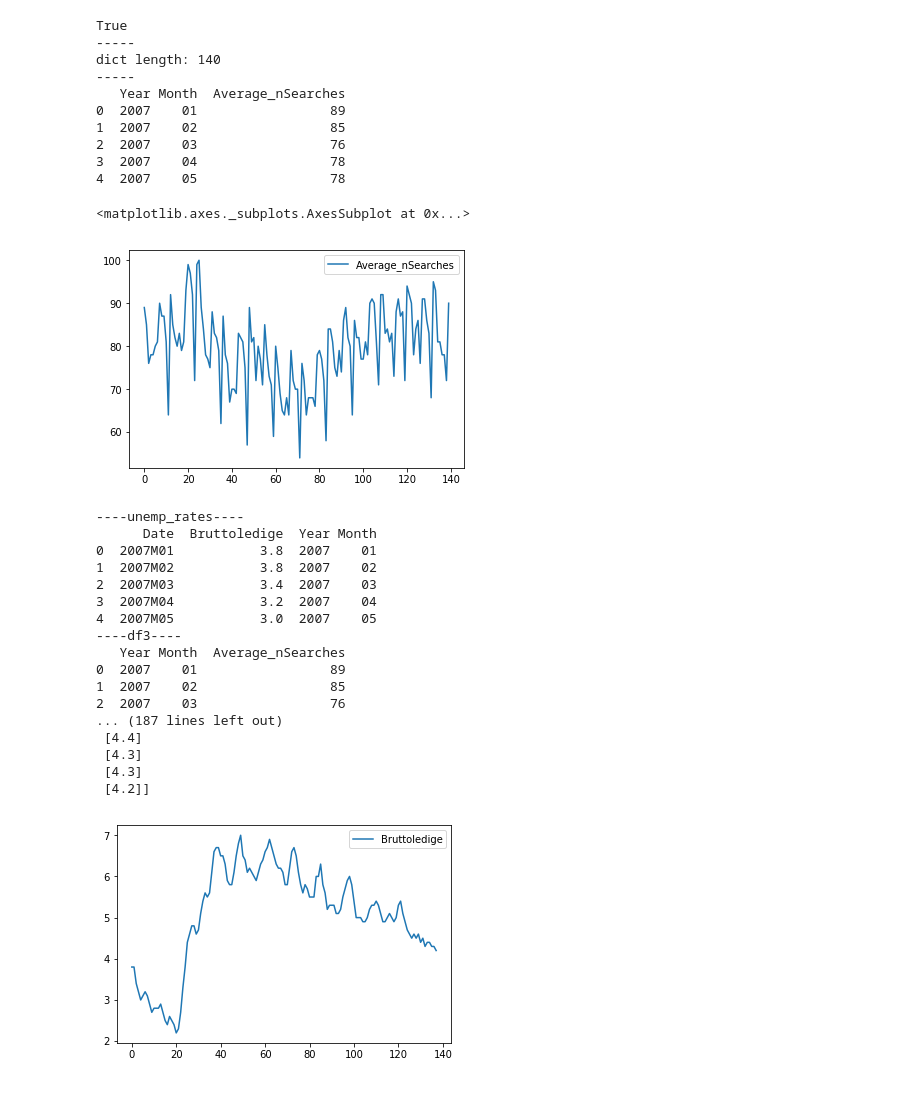
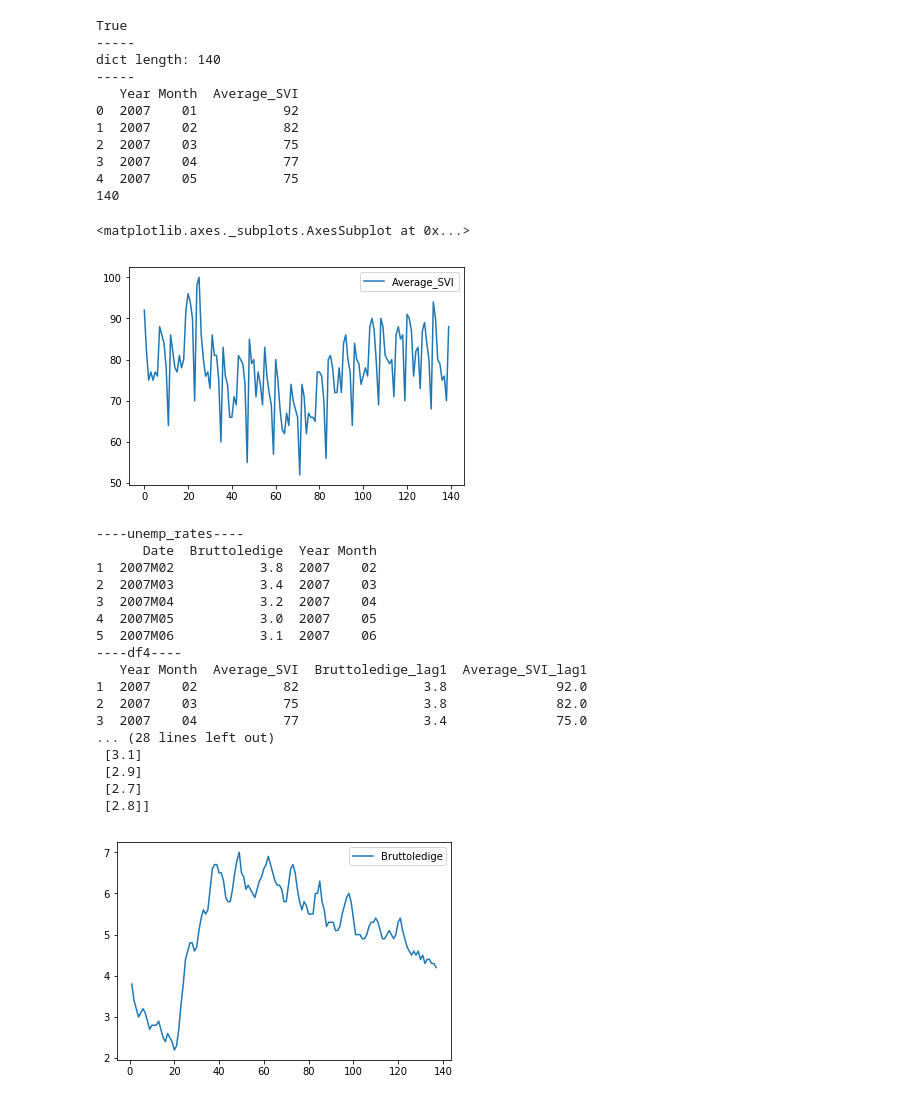
Before and after one commit to karlbindslev/sds_group29, a Jupyter notebook: Exam_project.ipynb, the cells around one changed output. Cells and saved outputs as stored; diff of their text form; code cells hidden in the pictures.

```diff
--- a/Exam_project.ipynb
+++ b/Exam_project.ipynb
@@ -49,83 +49,100 @@ for i in range(0,dict_length):
 
     # Extracting value (keyword: 'value'). Pulling out first element, since list with one element.
     value = dict['default']['timelineData'][i]['value'][0]
 
 
     help_list =[]
     help_list.append(year)
     help_list.append(month)
     help_list.append(value)
     timelinedata_list.append(help_list)
 
 #print(timelinedata_list)
 
 df = pd.DataFrame(timelinedata_list)
-df.columns = ['Year', 'Month' , 'Average_nSearches']
+df.columns = ['Year', 'Month' , 'Average_SVI']
 #print(df)
 
 df2 = df.groupby(['Year', 'Month'], as_index=False).mean()
 print(df2.head())
+print(len(df2))
 df2.plot()
 #out = time.strftime("%a, %d %b %Y %H:%M:%S %Z", time.localtime(test))
 #print(dict['default']['timelineData'][1]['time'])
 #print(dict['default']['timelineData'][1]['value'])#.keys())
 
 #print(datetime.utcfromtimestamp(test).strftime('%m'))
 # %% [output]
 True
 -----
 dict length: 140
 -----
-   Year Month  Average_nSearches
-0  2007    01                 89
-1  2007    02                 85
-2  2007    03                 76
-3  2007    04                 78
-4  2007    05                 78
+   Year Month  Average_SVI
+0  2007    01           92
+1  2007    02           82
+2  2007    03           75
+3  2007    04           77
+4  2007    05           75
+140
 <matplotlib.axes._subplots.AxesSubplot at 0x...>
-[figure, old version]
+[figure, new version]
 # %%
+# Number of lags for explanatory variables
+n_lags = 1
+
 # Read unemployment data from csv
 unemp_rates = pd.read_excel('/Users/karlbindslev/Documents/GitHub/sds_group29/Bruttoledige4.xlsx')
 unemp_rates['Year'] =  [x[0:4] for x in unemp_rates['Date']]
 unemp_rates['Month'] =  [x[5:] for x in unemp_rates['Date']]
+# Create varaible lagged unemplyment rate
+df2['Bruttoledige_lag1'] = unemp_rates['Bruttoledige'].shift(n_lags)
+
+# Create variable lagged average SVI
+df3 = df2.copy()
+df3['Average_SVI_lag1'] = df3['Average_SVI'].shift(n_lags)
+
+# Removing first observation in both dataframes, sinces df3 now contains NA i first row
+# Additionally ensuring that d4 and unemp_rates have the same number of columns
+df4 = df3[1:len(unemp_rates)]
+unemp_rates = unemp_rates[1:]
+
 print('----unemp_rates----')
 print(unemp_rates.head())
-df3 = df2[0:len(unemp_rates)]
-print('----df3----')
-print(df3.head())
-X = np.array(df3['Average_nSearches']).reshape(-1, 1) # creating ndarray of X values
-y = np.array(unemp_rates['Bruttoledige']).reshape(-1, 1) # creating ndarray of y values
+print('----df4----')
+print(df4.head())
+X = np.array(df4[['Average_SVI_lag1', 'Bruttoledige_lag1']]) # creating ndarray of X values (2 variables)
+X_ar = np.array(df4[['Bruttoledige_lag1']]) # creating ndarray of X values (2 variables)
+y = np.array(unemp_rates[['Bruttoledige']])#.reshape(-1, 1) # creating ndarray of y values
+
 
 # Security check to ensure that length of variable lists match.
 if (len(X)-len(y)!=0):
     print('-------------------------------------------------------------------')
     print('----WARNING: Number of observations in X and y does not match!!----')
+    print('---------------Length of y: ' + str(len(y)) + '. Length of X: ' + str(len(X)) + '------------------')
     print('-------------------------------------------------------------------')
-
 unemp_rates.plot()
-print(unemp_rates[-50:])
-print(y)
-#print(X)
-#print(y)
+print(X[0:10])
+print(X_ar[0:10])
+print(y[0:10])
 # %% [output]
 ----unemp_rates----
       Date  Bruttoledige  Year Month
-0  2007M01           3.8  2007    01
 1  2007M02           3.8  2007    02
 2  2007M03           3.4  2007    03
 3  2007M04           3.2  2007    04
 4  2007M05           3.0  2007    05
-----df3----
-   Year Month  Average_nSearches
-0  2007    01                 89
-1  2007    02                 85
-2  2007    03                 76
-... (187 lines left out)
- [4.4]
- [4.3]
- [4.3]
- [4.2]]
+5  2007M06           3.1  2007    06
+----df4----
+   Year Month  Average_SVI  Bruttoledige_lag1  Average_SVI_lag1
+1  2007    02           82                3.8              92.0
+2  2007    03           75                3.8              82.0
+3  2007    04           77                3.4              75.0
+... (28 lines left out)
+ [3.1]
+ [2.9]
+ [2.7]
+ [2.8]]
 [figure]
 # %%
 # ------ML part------- #
```
Also changed, not shown: parts of 4 cells of this notebook, 2 other files.
